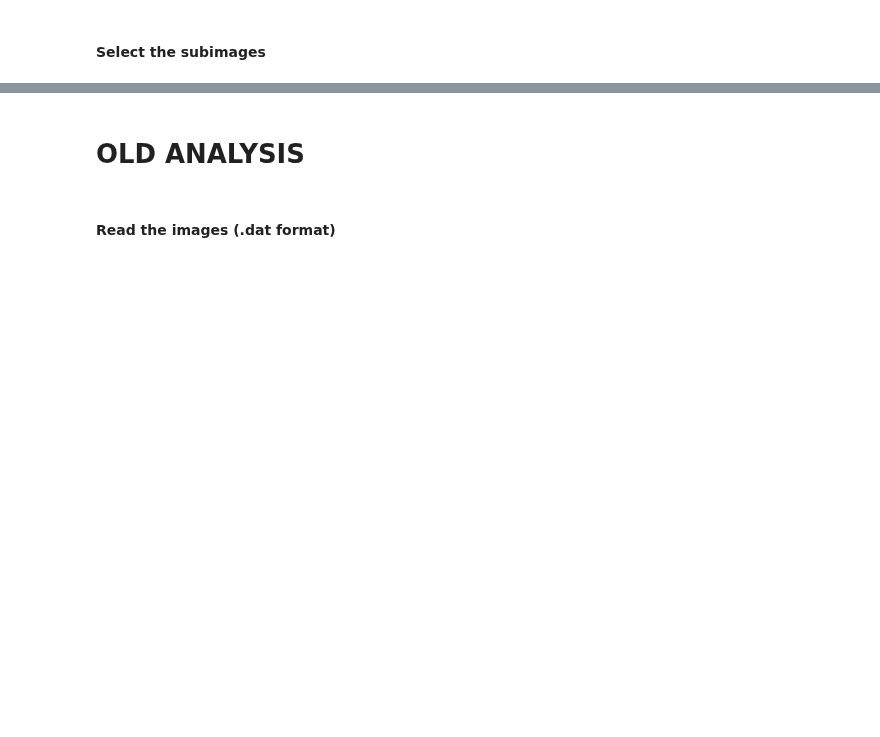
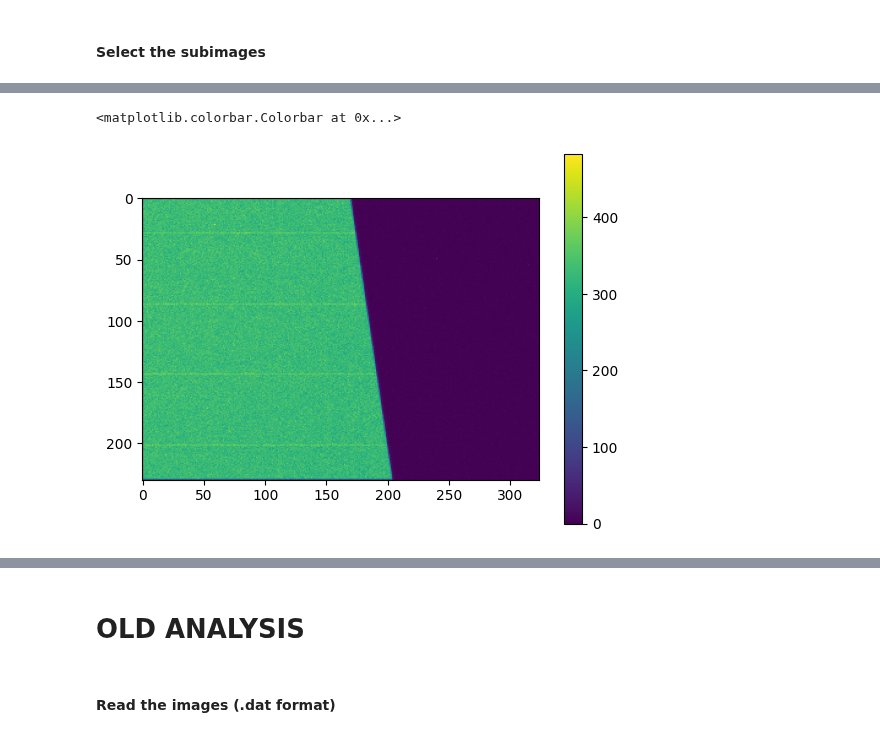
Before and after one commit to jerenner/emsim, a Jupyter notebook: notebooks/emsim_dataproc.ipynb, the cells around one changed output, grey strips where cells are left out. Saved outputs shown, nothing was run; the diff lists cells and outputs as text; code cells hidden in the pictures; blank space fills up the shorter version.

```diff
--- a/notebooks/emsim_dataproc.ipynb
+++ b/notebooks/emsim_dataproc.ipynb
@@ -536,0 +989,7 @@ for datfile in datfiles: #[2:3]:
+# %%
+h2, h2_x, h2_y = np.histogram2d(c_th_all,r_th_all,range=[[0,2304],[0,3240]],bins=(230,324))
+plt.imshow(h2)
+plt.colorbar()
+# %% [output]
+<matplotlib.colorbar.Colorbar at 0x...>
+[figure, added]
```
Also changed, not shown: parts of 47 cells of this notebook, 1 other file.
